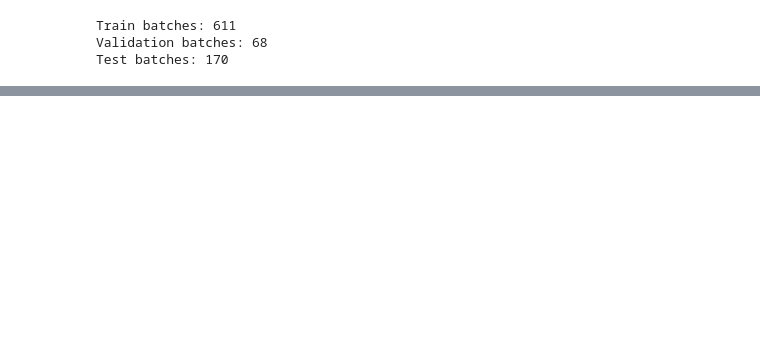
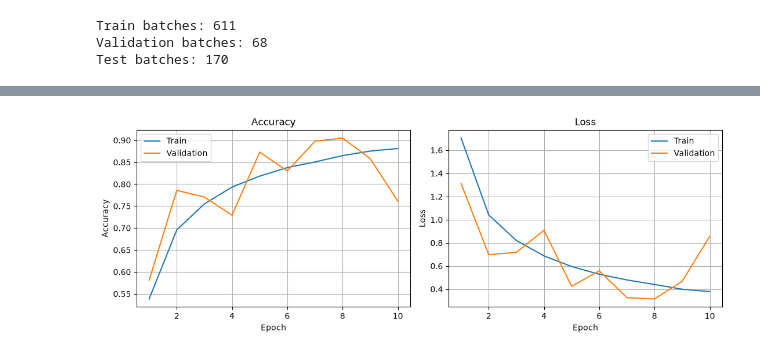
Before and after one commit to hoang3003/plant-disease-classification, a Jupyter notebook: notebooks/04_complex_cnn.ipynb, the cells around one changed output, grey strips where cells are left out. Cells and saved outputs as stored; diff of their text form; code cells hidden in the pictures; blank space fills up the shorter version.

```diff
--- a/notebooks/04_complex_cnn.ipynb
+++ b/notebooks/04_complex_cnn.ipynb
@@ -457 +477,21 @@ Epoch [10/10] | Train Loss: 0.3788 | Train Acc: 0.8824 | Val Loss: 0.9365 | Val
 Best epoch: 8
+# %%
+epochs = range(1, len(history["train_loss"]) + 1)
+fig, axes = plt.subplots(1, 2, figsize=(11, 4))
+
+axes[0].plot(epochs, history["train_accuracy"], label="Train")
+axes[0].plot(epochs, history["val_accuracy"], label="Validation")
+axes[0].set(xlabel="Epoch", ylabel="Accuracy", title="Accuracy")
+axes[0].legend()
+axes[0].grid()
+
+axes[1].plot(epochs, history["train_loss"], label="Train")
+axes[1].plot(epochs, history["val_loss"], label="Validation")
+axes[1].set(xlabel="Epoch", ylabel="Loss", title="Loss")
+axes[1].legend()
+axes[1].grid()
+
+plt.tight_layout()
+plt.show()
+# %% [output]
+[figure, added]
```
Also changed, not shown: parts of 25 cells of this notebook, 1 other file.
